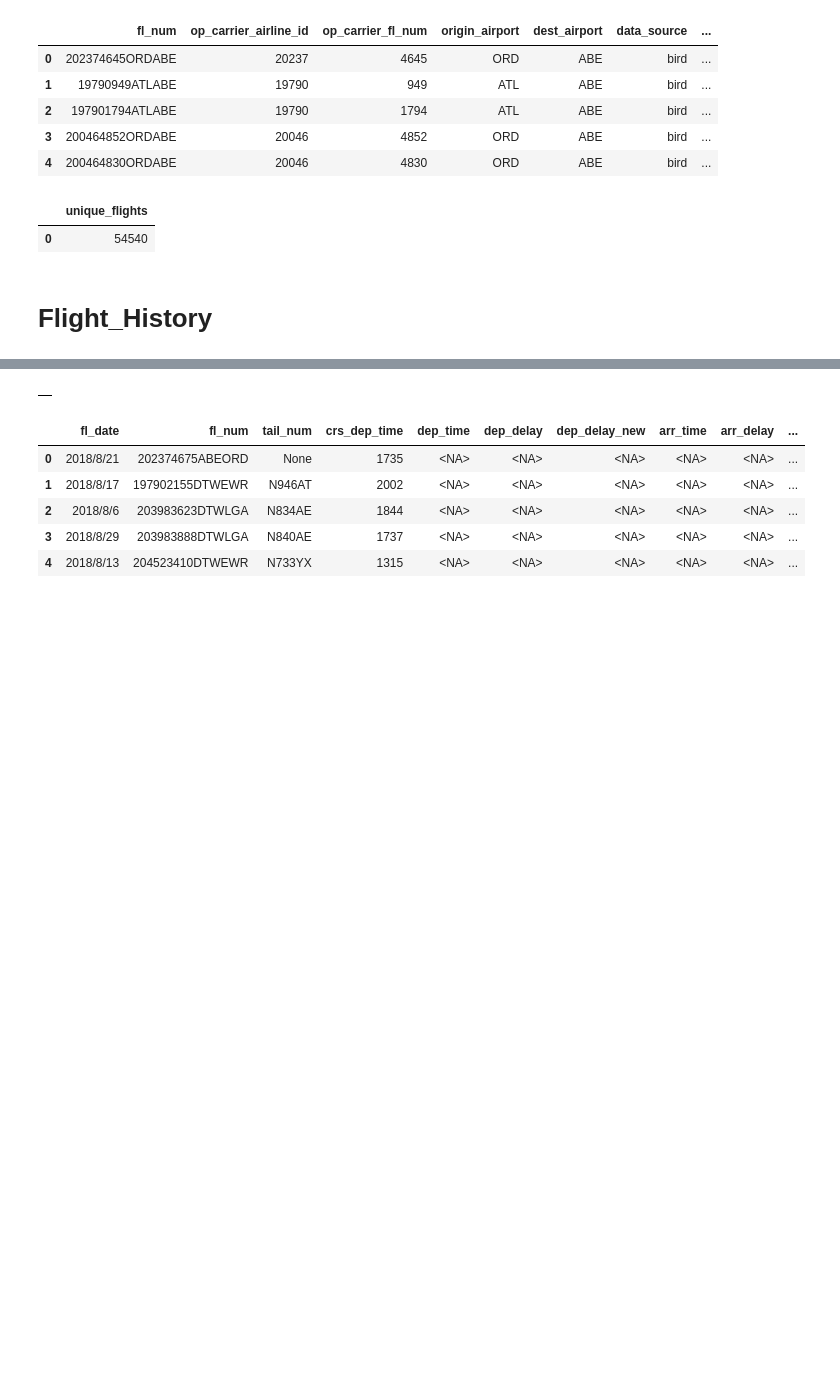
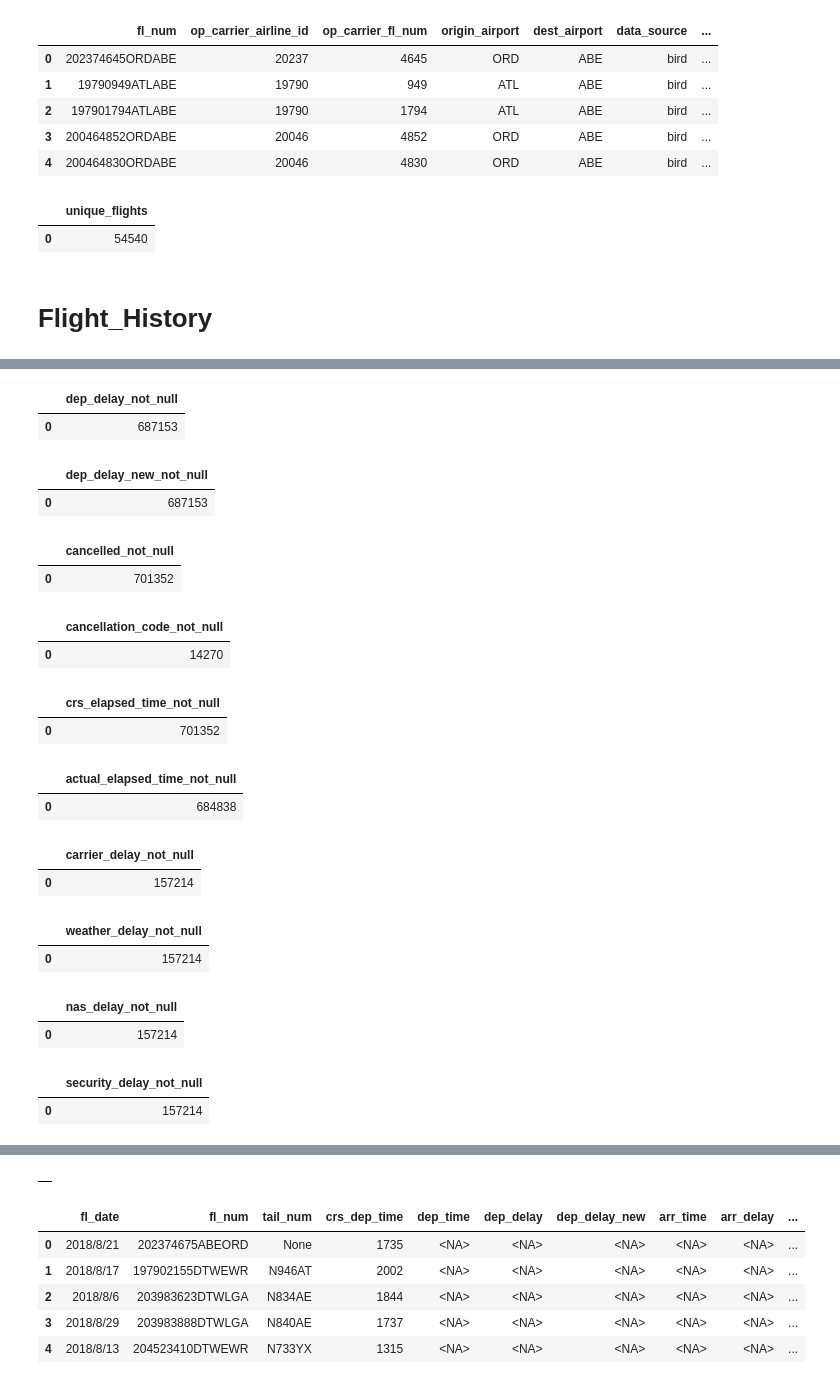
Before and after one commit to cs329e-spring2024/snippets, a Jupyter notebook: p2b-entity-decomp.ipynb, the cells around one changed output, grey strips where cells are left out. Cells and saved outputs as stored; diff of their text form; code cells hidden in the pictures; blank space fills up the shorter version.

```diff
--- a/p2b-entity-decomp.ipynb
+++ b/p2b-entity-decomp.ipynb
@@ -172,0 +183,80 @@ This table will have a record for each instance of a flight, or flights over tim
+# %%
+%%bigquery
+select count(*) dep_delay_not_null
+from airline_stg.airlines
+where dep_delay is not null
+# %% [output]
+|  | dep_delay_not_null |
+| 0 | 687153 |
+# %%
+%%bigquery
+select count(*) dep_delay_new_not_null
+from airline_stg.airlines
+where dep_delay_new is not null
+# %% [output]
+|  | dep_delay_new_not_null |
+| 0 | 687153 |
+# %%
+%%bigquery
+select count(*) cancelled_not_null
+from airline_stg.airlines
+where cancelled is not null
+# %% [output]
+|  | cancelled_not_null |
+| 0 | 701352 |
+# %%
+%%bigquery
+select count(*) cancellation_code_not_null
+from airline_stg.airlines
+where cancellation_code is not null
+# %% [output]
+|  | cancellation_code_not_null |
+| 0 | 14270 |
+# %%
+%%bigquery
+select count(*) crs_elapsed_time_not_null
+from airline_stg.airlines
+where crs_elapsed_time is not null
+# %% [output]
+|  | crs_elapsed_time_not_null |
+| 0 | 701352 |
+# %%
+%%bigquery
+select count(*) actual_elapsed_time_not_null
+from airline_stg.airlines
+where actual_elapsed_time is not null
+# %% [output]
+|  | actual_elapsed_time_not_null |
+| 0 | 684838 |
+# %%
+%%bigquery
+select count(*) carrier_delay_not_null
+from airline_stg.airlines
+where carrier_delay is not null
+# %% [output]
+|  | carrier_delay_not_null |
+| 0 | 157214 |
+# %%
+%%bigquery
+select count(*) weather_delay_not_null
+from airline_stg.airlines
+where weather_delay is not null
+# %% [output]
+|  | weather_delay_not_null |
+| 0 | 157214 |
+# %%
+%%bigquery
+select count(*) nas_delay_not_null
+from airline_stg.airlines
+where nas_delay is not null
+# %% [output]
+|  | nas_delay_not_null |
+| 0 | 157214 |
+# %%
+%%bigquery
+select count(*) security_delay_not_null
+from airline_stg.airlines
+where security_delay is not null
+# %% [output]
+|  | security_delay_not_null |
+| 0 | 157214 |
```
Also changed, not shown: parts of 4 cells of this notebook.
